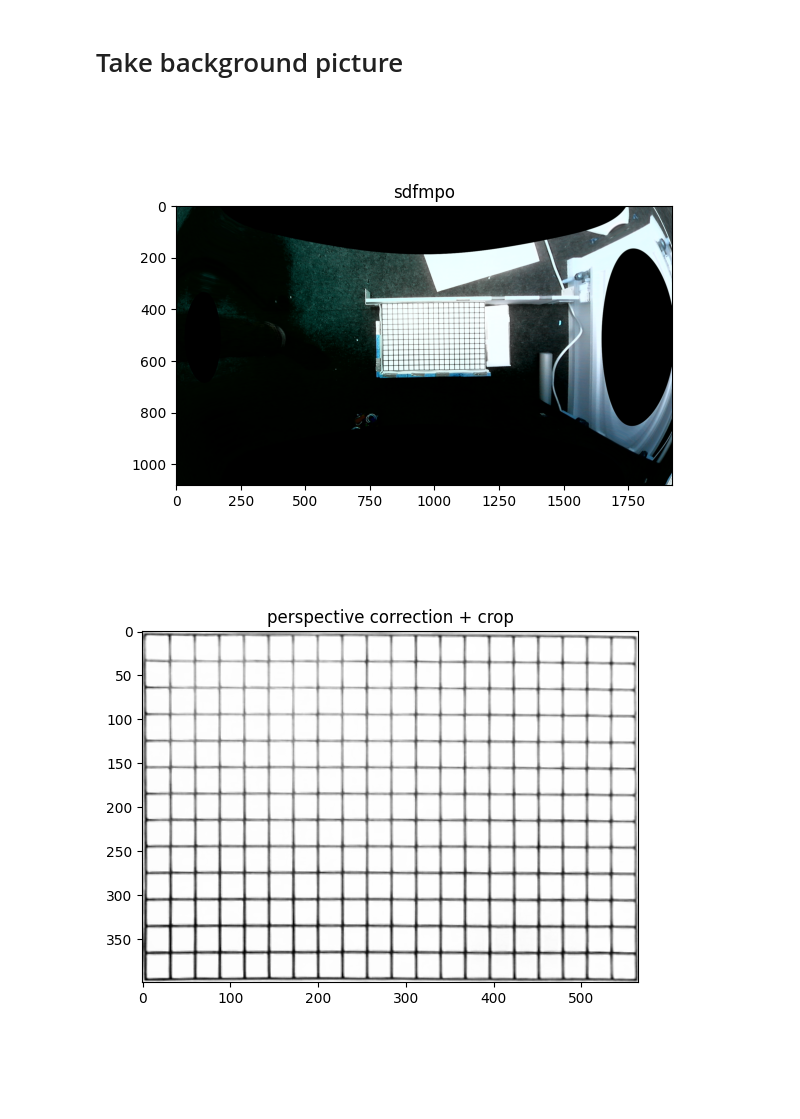
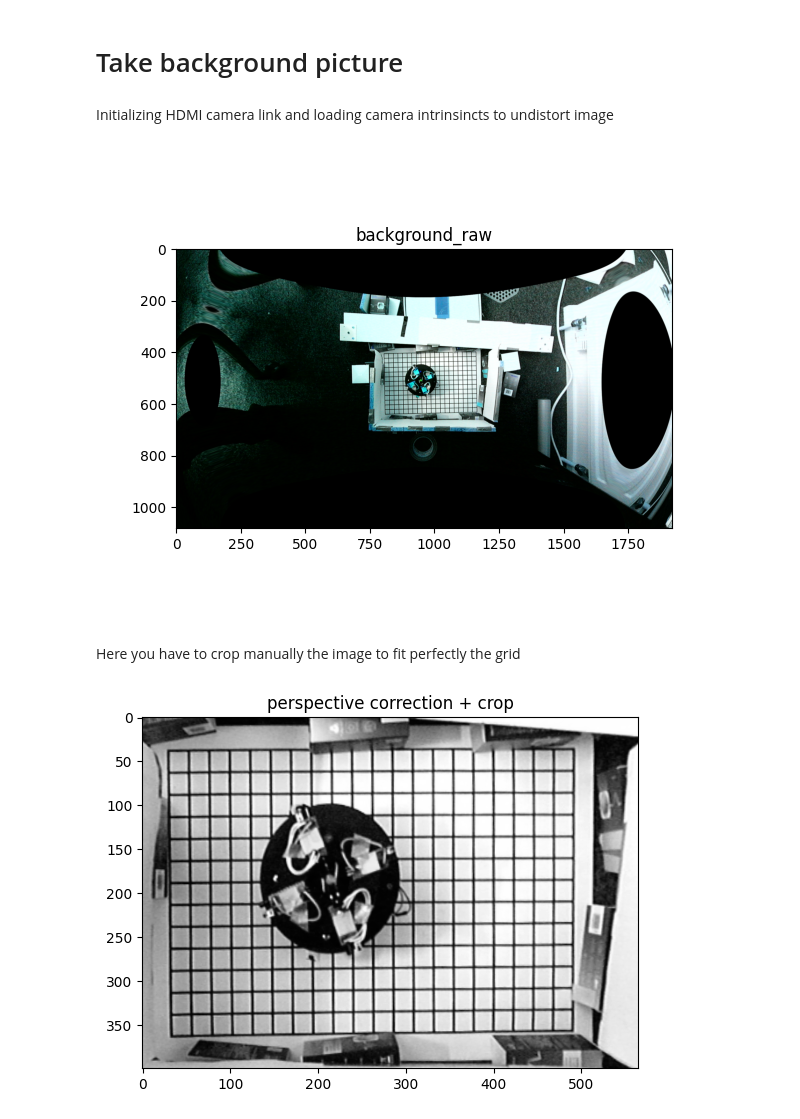
Before and after one commit to EmileBinot/spiderino-sensors-model, a Jupyter notebook: master-script/master-script.ipynb, the cells around one changed output. Drawn from its saved outputs; the diff is of its cells as text; code cells hidden in the pictures; blank space fills up the shorter version.

```diff
--- a/master-script/master-script.ipynb
+++ b/master-script/master-script.ipynb
@@ -441,3 +21,7 @@ class Robot:
+# %% [markdown]
+# Take background picture
+# %% [markdown]
+Initializing HDMI camera link and loading camera intrinsincts to undistort image
 # %%
 cam = cv2.VideoCapture(0)
 cam.set(cv2.CAP_PROP_BUFFERSIZE, 0)
@@ -447,8 +31,6 @@ HEIGHT = 1080
 cam.set(cv2.CAP_PROP_FRAME_WIDTH, WIDTH)
 cam.set(cv2.CAP_PROP_FRAME_HEIGHT, HEIGHT)
 [matrix,distortion,newcameramtx] = np.load("../camera-calibration/intrinsics.npy",allow_pickle=True)
-# %% [markdown]
-# Take background picture
 # %%
 %matplotlib ipympl
 avgiter=5
@@ -456,25 +38,27 @@ avgiter=5
 background_raw = take_pic_undist(cam,avgiter,matrix,distortion,newcameramtx)
 # nb_show("raw background",cv2.cvtColor(background_raw, cv2.COLOR_RGB2BGR))
 cv2.imwrite('./content/background.jpg',background_raw)
-nb_show("sdfmpo",background_raw)
+nb_show("background_raw",background_raw)
 # %% [output]
-[figure, old version]
+[figure, new version]
+# %% [markdown]
+Here you have to crop manually the image to fit perfectly the grid
 # %%
 %matplotlib inline
-src = np.float32([(795,375),(800,640),(1198,633),(1196,367)])
+src = np.float32([(782,377),(784,666),(1225,662),(1218,370)]) # top right, bottom right, bottom left, top left
 h = 400
 w = 400 * math.sqrt(2)
 dst = np.float32([[0,0],[0,h],[w,h],[w,0]])
 M = cv2.getPerspectiveTransform(src, dst)
 
 
 paper_sheet = np.zeros((int(w),int(h)), dtype=np.uint8)
 background = cv2.warpPerspective(background_raw, M, paper_sheet.shape)
 background = cv2.cvtColor(background, cv2.COLOR_BGR2GRAY)
 
 nb_show("perspective correction + crop",background)
 # %% [output]
-[figure, old version]
+[figure, new version]
 # %%
 %matplotlib inline
 
```
Also changed, not shown: parts of 12 cells of this notebook, 17 other files.
